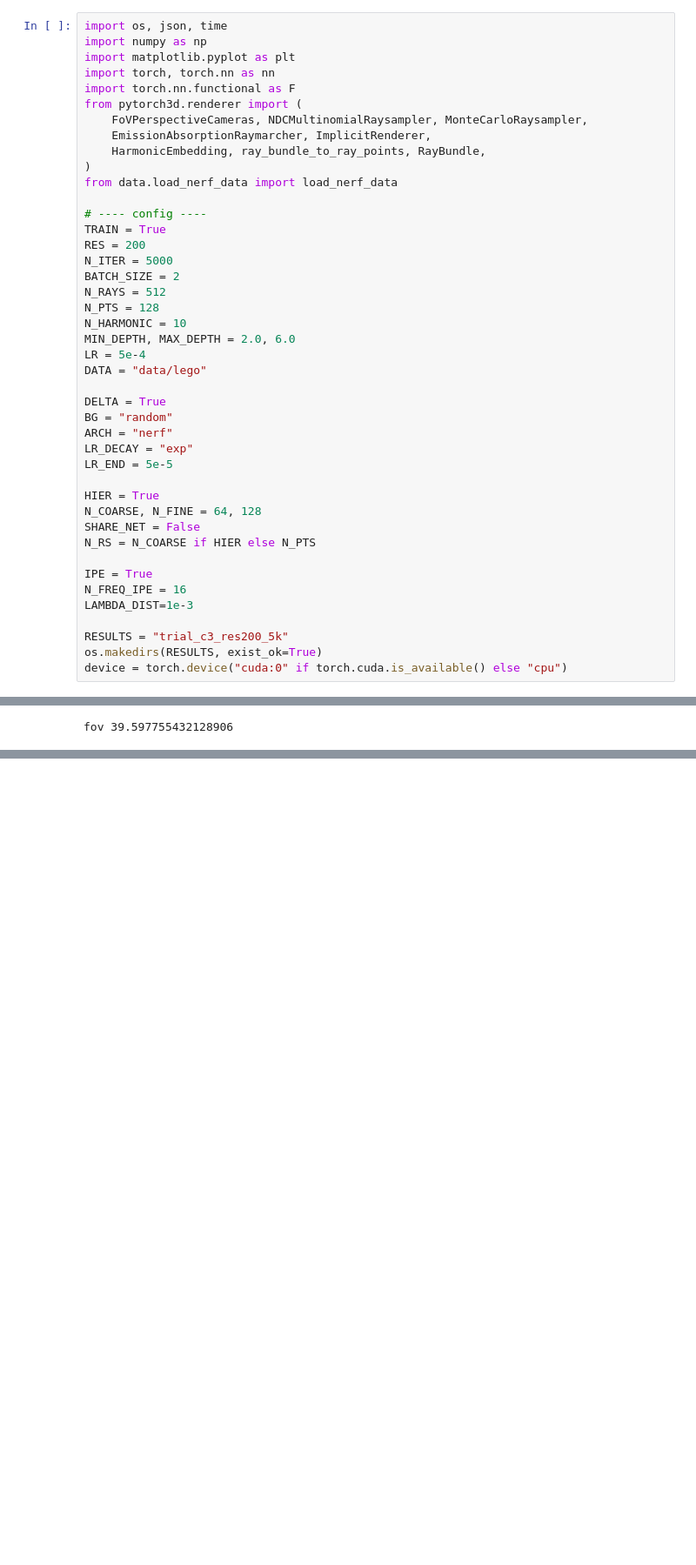
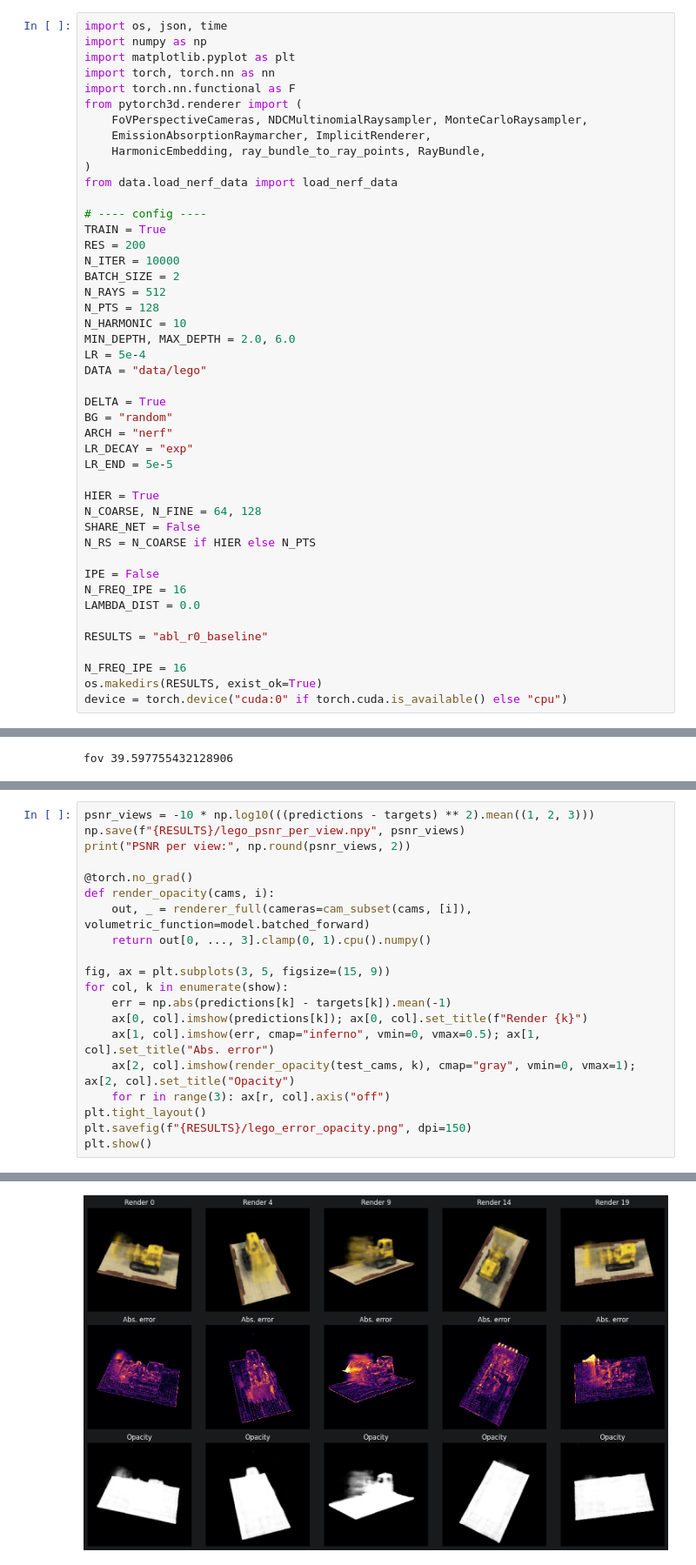
Before and after one commit to Leo-Gn/4030-Assignment-2, a Jupyter notebook: 1-lego.ipynb, the cells around one changed output, grey strips where cells are left out. Shown at 87% size. Drawn from its saved outputs; the diff is of its cells as text; blank space fills up the shorter version.

Commit message:
add(lego): add report figures and data

```diff
--- a/1-lego.ipynb
+++ b/1-lego.ipynb
@@ -28,7 +28,7 @@ from data.load_nerf_data import load_nerf_data
 # ---- config ----
 TRAIN = True
 RES = 200
-N_ITER = 5000
+N_ITER = 10000
 BATCH_SIZE = 2
 N_RAYS = 512
 N_PTS = 128
@@ -48,11 +48,13 @@ N_COARSE, N_FINE = 64, 128
 SHARE_NET = False
 N_RS = N_COARSE if HIER else N_PTS
 
-IPE = True
+IPE = False
 N_FREQ_IPE = 16
-LAMBDA_DIST=1e-3
+LAMBDA_DIST = 0.0
 
-RESULTS = "trial_c3_res200_5k"
+RESULTS = "abl_r0_baseline"
+
+N_FREQ_IPE = 16
 os.makedirs(RESULTS, exist_ok=True)
 device = torch.device("cuda:0" if torch.cuda.is_available() else "cpu")
 # %% [markdown]
@@ -482,0 +485,21 @@ print(info)
+# %%
+psnr_views = -10 * np.log10(((predictions - targets) ** 2).mean((1, 2, 3)))
+np.save(f"{RESULTS}/lego_psnr_per_view.npy", psnr_views)
+print("PSNR per view:", np.round(psnr_views, 2))
+
+@torch.no_grad()
+def render_opacity(cams, i):
+    out, _ = renderer_full(cameras=cam_subset(cams, [i]), volumetric_function=model.batched_forward)
+    return out[0, ..., 3].clamp(0, 1).cpu().numpy()
+
+fig, ax = plt.subplots(3, 5, figsize=(15, 9))
+for col, k in enumerate(show):
+    err = np.abs(predictions[k] - targets[k]).mean(-1)
+    ax[0, col].imshow(predictions[k]); ax[0, col].set_title(f"Render {k}")
+    ax[1, col].imshow(err, cmap="inferno", vmin=0, vmax=0.5); ax[1, col].set_title("Abs. error")
+    ax[2, col].imshow(render_opacity(test_cams, k), cmap="gray", vmin=0, vmax=1); ax[2, col].set_title("Opacity")
+    for r in range(3): ax[r, col].axis("off")
+plt.tight_layout()
+plt.savefig(f"{RESULTS}/lego_error_opacity.png", dpi=150)
+plt.show()
+# %% [output]
@@ -482,0 +508 @@ print(info)
+[figure, added]
```
Also changed, not shown: parts of 6 cells of this notebook, 58 other files.
